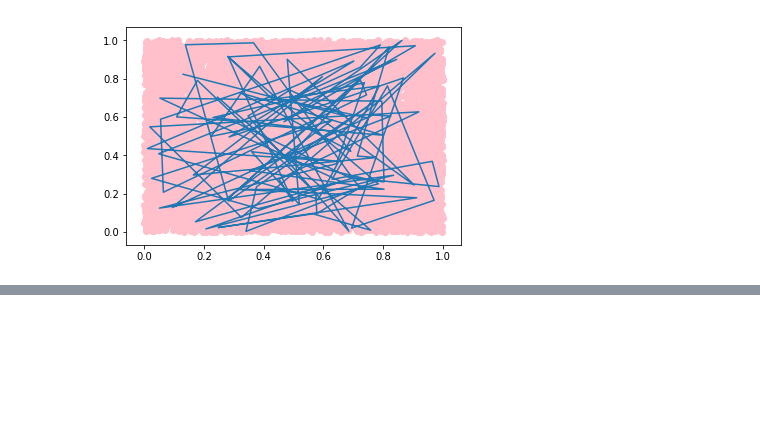
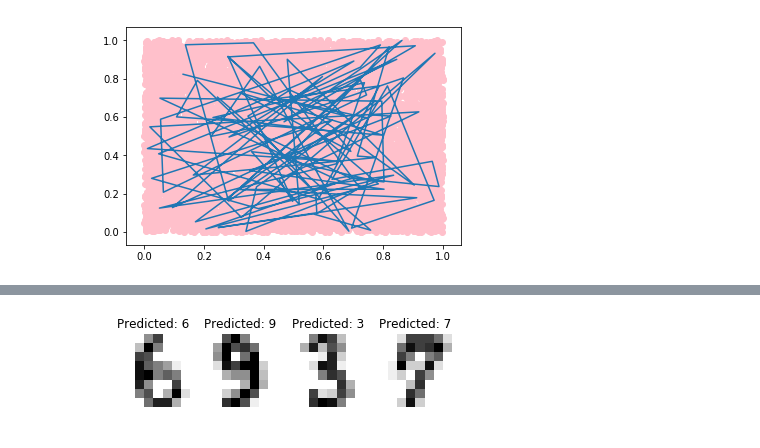
Before and after one commit to yoyo841113/hello-world, a Jupyter notebook: B03090071.ipynb, the cells around one changed output, grey strips where cells are left out. Cells and saved outputs as stored; diff of their text form; code cells hidden in the pictures; blank space fills up the shorter version.

```diff
--- a/B03090071.ipynb
+++ b/B03090071.ipynb
@@ -160,0 +303,18 @@ pt.show()
+# %%
+from sklearn import datasets, svm
+from sklearn.cross_validation import train_test_split
+import matplotlib.pyplot as plt
+digits=datasets.load_digits()
+X_train, X_test, y_train, y_test, image_train, image_test = train_test_split(digits.data, digits.target,digits.images,test_size=0.25, random_state=42 )
+svc_model=svm.SVC(gamma=0.01, C=100, kernel='linear')
+svc_model.fit(X_train, y_train)
+predicted=svc_model.predict(X_test)
+images_and_predictions = list(zip(image_test, predicted))
+for index, (image, prediction) in enumerate(images_and_predictions[:4]):
+    plt.subplot(1,4, index + 1)
+    plt.axis('off')
+    plt.imshow(image, cmap=plt.cm.binary)
+    plt.title('Predicted: ' + str(prediction))
+plt.show()
+# %% [output]
+[figure, added]
```
Also changed, not shown: parts of 11 cells of this notebook.
